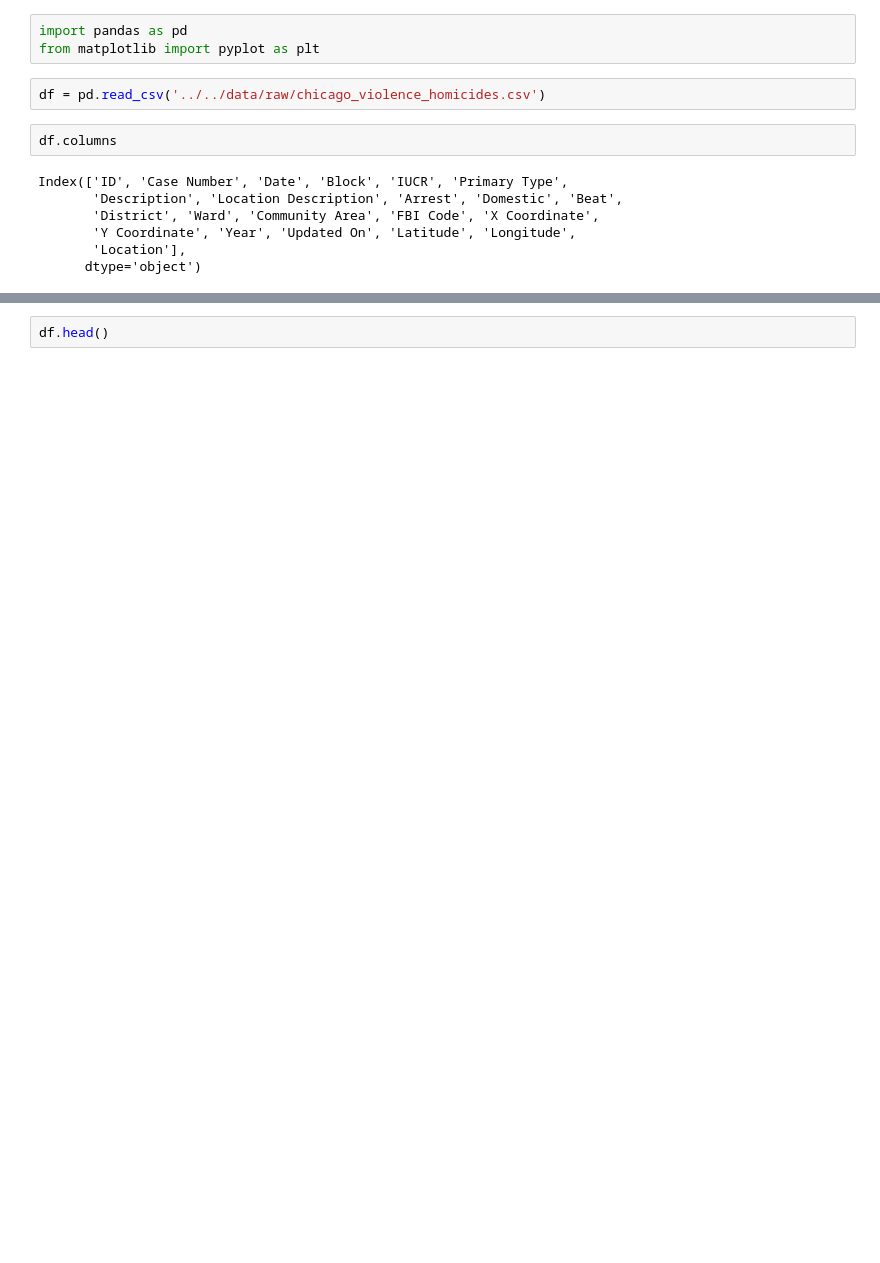
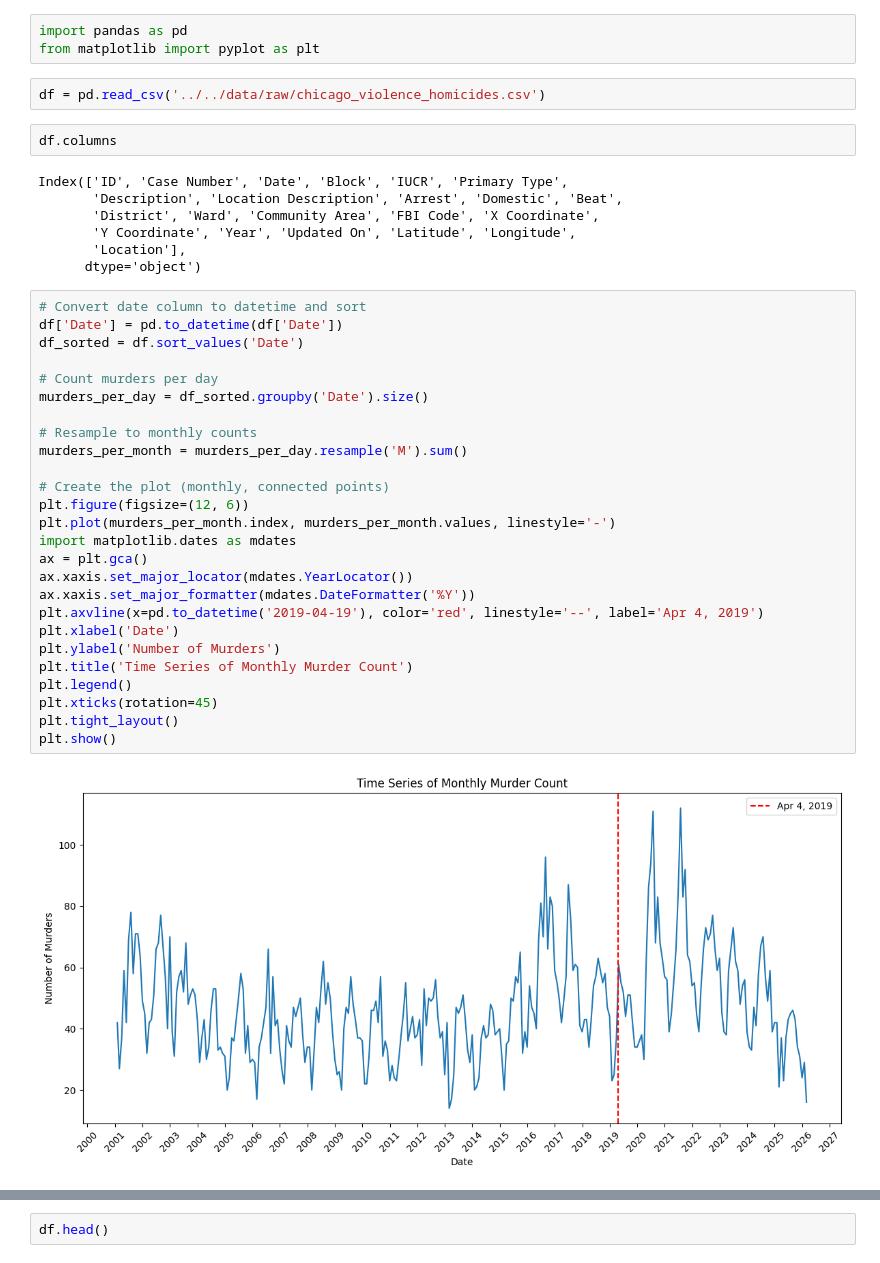
Before and after one commit to DylanBerry1/gun-violence-analysis, a Jupyter notebook: notebooks/exploration/chicago_analysis.ipynb, the cells around one changed output, grey strips where cells are left out. Cells and saved outputs as stored; diff of their text form; blank space fills up the shorter version.

```diff
--- a/notebooks/exploration/chicago_analysis.ipynb
+++ b/notebooks/exploration/chicago_analysis.ipynb
@@ -12,3 +12,31 @@ Index(['ID', 'Case Number', 'Date', 'Block', 'IUCR', 'Primary Type',
        'Y Coordinate', 'Year', 'Updated On', 'Latitude', 'Longitude',
        'Location'],
       dtype='object')
+# %%
+# Convert date column to datetime and sort
+df['Date'] = pd.to_datetime(df['Date'])
+df_sorted = df.sort_values('Date')
+
+# Count murders per day
+murders_per_day = df_sorted.groupby('Date').size()
+
+# Resample to monthly counts
+murders_per_month = murders_per_day.resample('M').sum()
+
+# Create the plot (monthly, connected points)
+plt.figure(figsize=(12, 6))
+plt.plot(murders_per_month.index, murders_per_month.values, linestyle='-')
+import matplotlib.dates as mdates
+ax = plt.gca()
+ax.xaxis.set_major_locator(mdates.YearLocator())
+ax.xaxis.set_major_formatter(mdates.DateFormatter('%Y'))
+plt.axvline(x=pd.to_datetime('2019-04-19'), color='red', linestyle='--', label='Apr 4, 2019')
+plt.xlabel('Date')
+plt.ylabel('Number of Murders')
+plt.title('Time Series of Monthly Murder Count')
+plt.legend()
+plt.xticks(rotation=45)
+plt.tight_layout()
+plt.show()
+# %% [output]
+[figure, added]
```
Also changed, not shown: parts of 1 cell of this notebook.
